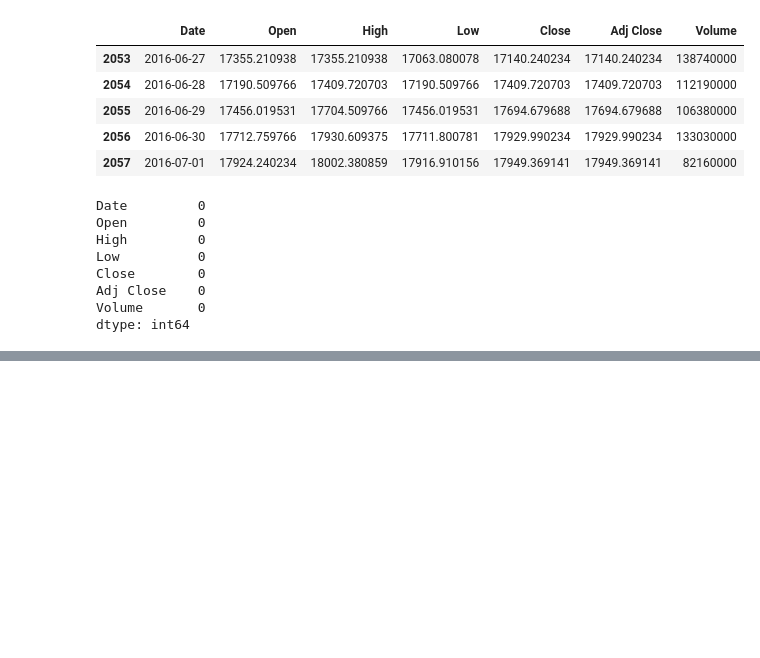
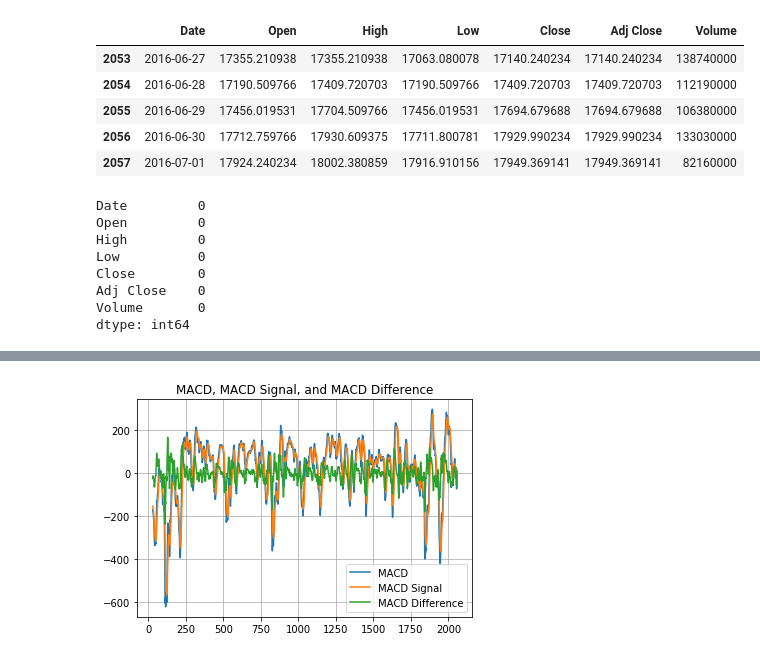
Before and after one commit to vishnugopu/Stock_predictions, a Jupyter notebook: StockPredictions.ipynb, the cells around one changed output, grey strips where cells are left out. Cells and saved outputs as stored; diff of their text form; code cells hidden in the pictures; blank space fills up the shorter version.

```diff
--- a/StockPredictions.ipynb
+++ b/StockPredictions.ipynb
@@ -259,0 +267,2 @@ dtype: int64
+# %%
+dj_ta=add_all_ta_features(dj_long, "Open", "High", "Low", "Close", "Volume","Adj Close")
@@ -259,0 +299,11 @@ dtype: int64
+# %%
+plt.plot(dj_ta.trend_macd[30:], label = 'MACD')
+plt.plot(dj_ta.trend_macd_signal[30:], label='MACD Signal')
+plt.plot(dj_ta.trend_macd_diff[30:], label='MACD Difference')
+plt.title('MACD, MACD Signal, and MACD Difference')
+plt.rcParams["figure.figsize"] = [25,10]
+plt.legend()
+plt.grid()
+plt.show()
+# %% [output]
+[figure, added]
```
Also changed, not shown: parts of 14 cells of this notebook.
